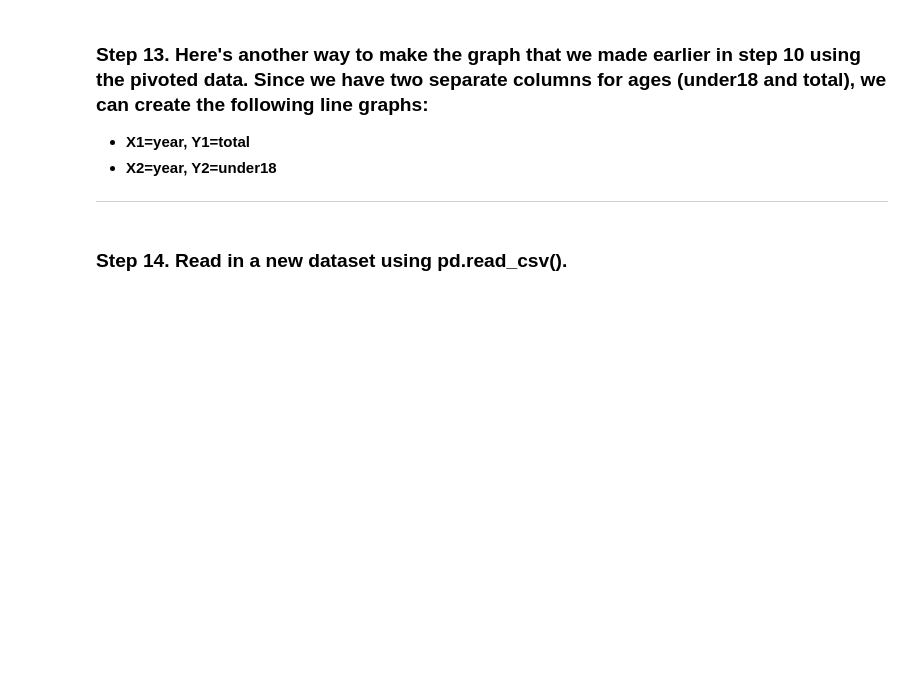
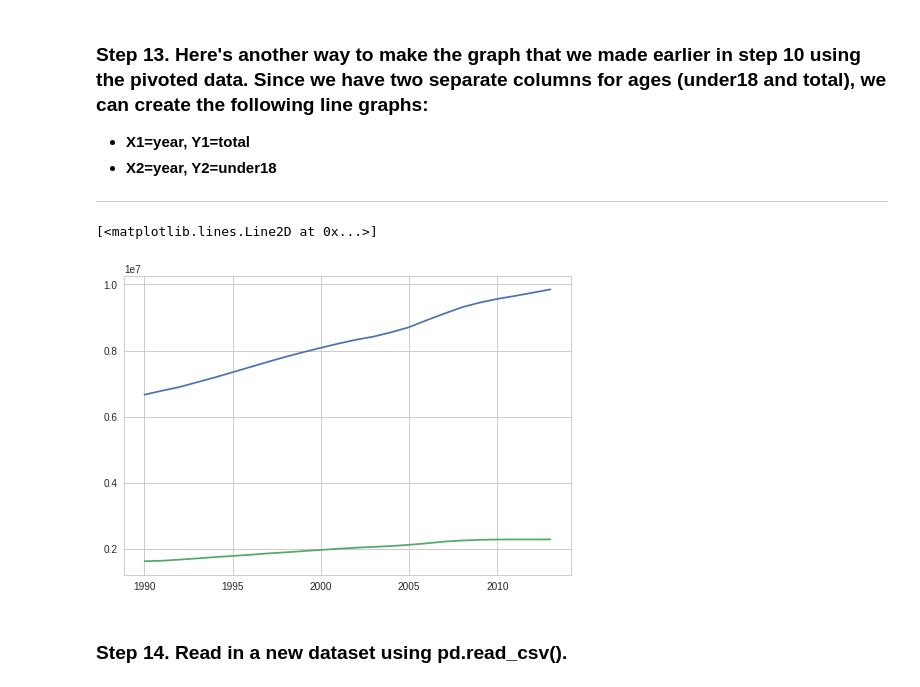
Before and after one commit to vkumar22/NCSULib_Workshop, a Jupyter notebook: Copy_of_Data_Cleaning_with_Python_Practice.ipynb, the cells around one changed output. Saved outputs shown, nothing was run; the diff lists cells and outputs as text; code cells hidden in the pictures; blank space fills up the shorter version.

```diff
--- a/Copy_of_Data_Cleaning_with_Python_Practice.ipynb
+++ b/Copy_of_Data_Cleaning_with_Python_Practice.ipynb
@@ -85,6 +135,6 @@ dat_sorted.groupby(   ).plot(x=    , y=    , ax=    , legend=    )
 # %% [markdown]
 ### Step 11. Pandas has a pivot table feature that will allow us to separate the ages column into two columns, one for each age category (under18 and total).
 # %%
-dat_pivot = pd.pivot_table(         , index=[       ], values=[       ], columns=[    ])   # see the documentation here: https://pandas.pydata.org/pandas-docs/stable/generated/pandas.pivot_table.html
+dat_pivot = pd.pivot_table(dat_sorted         , index=['state_region','year'       ], values=[ 'population'      ], columns=[ 'ages'   ])   # see the documentation here: https://pandas.pydata.org/pandas-docs/stable/generated/pandas.pivot_table.html
 
 dat_pivot.head()
@@ -95,6 +158,6 @@ Type **dat_pivot.year** and run the code. Note there is an error. That is becaus
 # %% [markdown]
 Type **dat_pivot.reset_index()** to turn index values back into columns. This will make year into a regular column again.
 # %%
-dat_pivot =
+dat_pivot = dat_pivot.reset_index()
 # %% [markdown]
 Now type **dat_pivot.year** and run the code. This should work.
@@ -114,3 +214,9 @@ plt.plot(       )
+# %%
+plt.plot(dat_pivot.year, dat_pivot.population.total       )
+plt.plot(dat_pivot.year,dat_pivot.population.under18       )
+# %% [output]
+[<matplotlib.lines.Line2D at 0x...>]
+[figure, added]
 # %% [markdown]
 ### Step 14. Read in a new dataset using pd.read_csv().
 # %%
```
Also changed, not shown: parts of 36 cells of this notebook.
